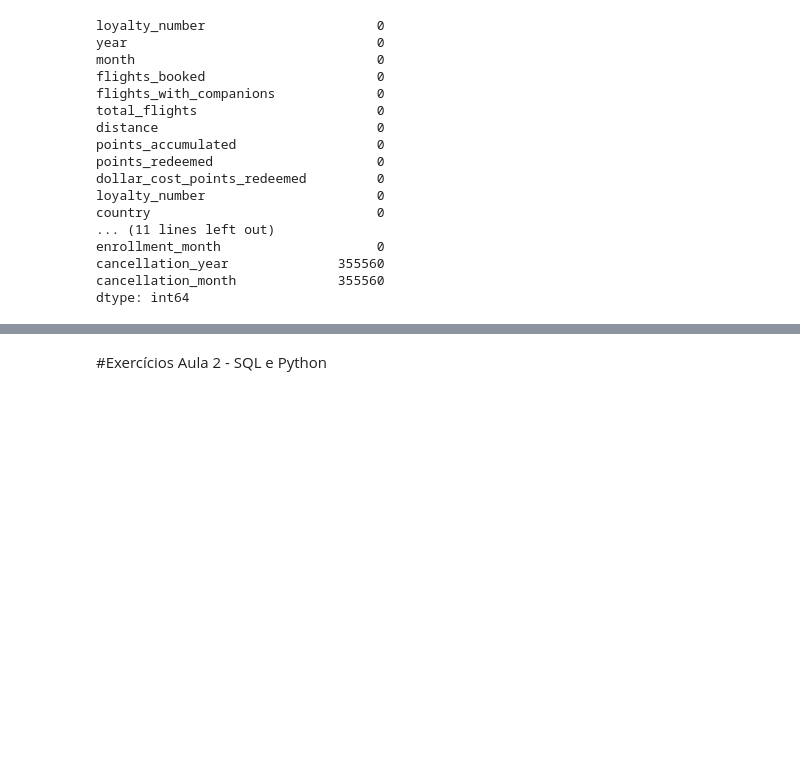
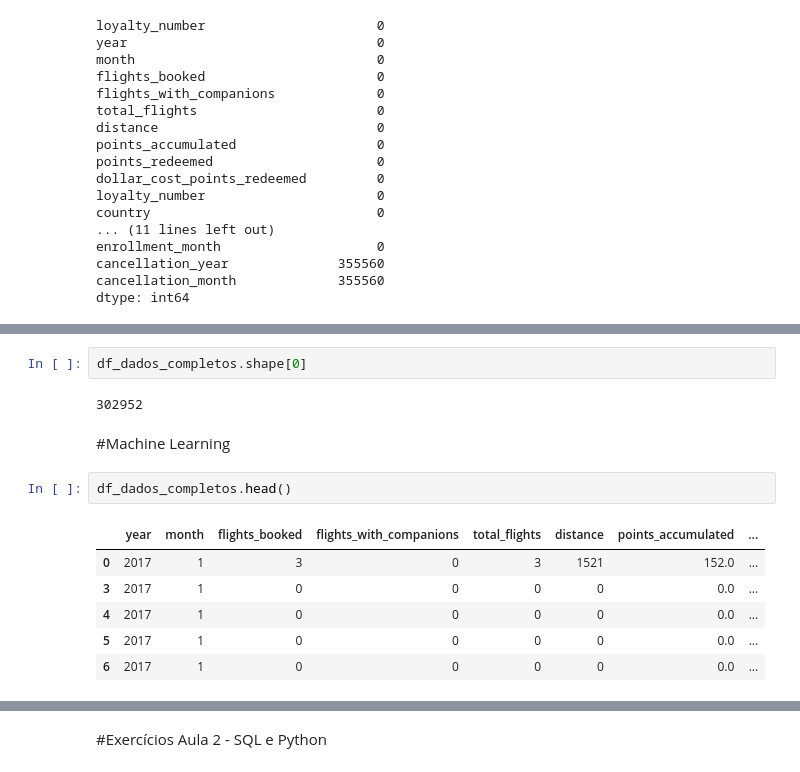
Before and after one commit to coelhovinicius/CienciaDadosComunidadeDS, a Jupyter notebook: Notebooks/Coleta_de_Dados.ipynb, the cells around one changed output, grey strips where cells are left out. Saved outputs shown, nothing was run; the diff lists cells and outputs as text; blank space fills up the shorter version.

Commit message:
Machine Learning

```diff
--- a/Notebooks/Coleta_de_Dados.ipynb
+++ b/Notebooks/Coleta_de_Dados.ipynb
@@ -306,0 +360,15 @@ df_dados_limpos.isna().sum()
+# %%
+df_dados_completos.shape[0]
+# %% [output]
+302952
+# %% [markdown]
+#Machine Learning
+# %%
+df_dados_completos.head()
+# %% [output]
+|  | year | month | flights_booked | flights_with_companions | total_flights | distance | points_accumulated | ... |
+| 0 | 2017 | 1 | 3 | 0 | 3 | 1521 | 152.0 | ... |
+| 3 | 2017 | 1 | 0 | 0 | 0 | 0 | 0.0 | ... |
+| 4 | 2017 | 1 | 0 | 0 | 0 | 0 | 0.0 | ... |
+| 5 | 2017 | 1 | 0 | 0 | 0 | 0 | 0.0 | ... |
+| 6 | 2017 | 1 | 0 | 0 | 0 | 0 | 0.0 | ... |
```
Also changed, not shown: parts of 15 cells of this notebook, 1 other file.
